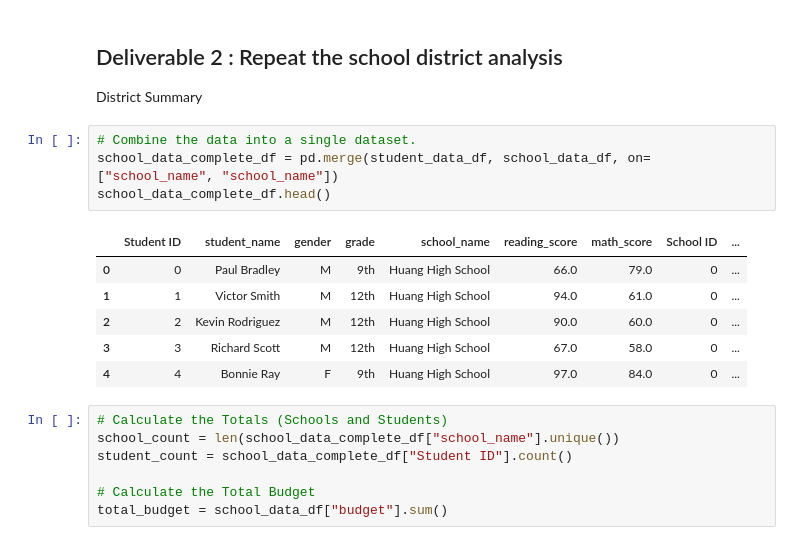
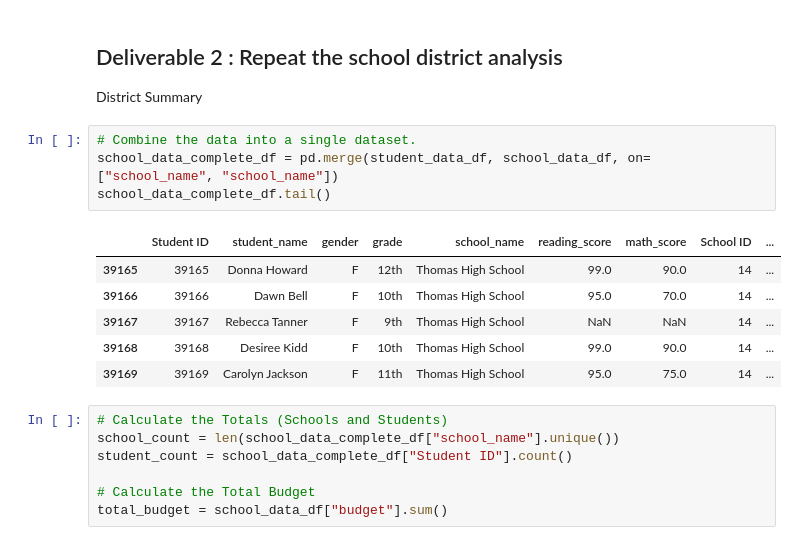
Before and after one commit to gabacaba/School_District_Analysis, a Jupyter notebook: PyCitySchools_Challenge.ipynb, the cells around one changed output. Cells and saved outputs as stored; diff of their text form.

```diff
--- a/PyCitySchools_Challenge.ipynb
+++ b/PyCitySchools_Challenge.ipynb
@@ -86,14 +86,14 @@ District Summary
 # %%
 # Combine the data into a single dataset.
 school_data_complete_df = pd.merge(student_data_df, school_data_df, on=["school_name", "school_name"])
-school_data_complete_df.head()
+school_data_complete_df.tail()
 # %% [output]
 |  | Student ID | student_name | gender | grade | school_name | reading_score | math_score | School ID | ... |
-| 0 | 0 | Paul Bradley | M | 9th | Huang High School | 66.0 | 79.0 | 0 | ... |
-| 1 | 1 | Victor Smith | M | 12th | Huang High School | 94.0 | 61.0 | 0 | ... |
-| 2 | 2 | Kevin Rodriguez | M | 12th | Huang High School | 90.0 | 60.0 | 0 | ... |
-| 3 | 3 | Richard Scott | M | 12th | Huang High School | 67.0 | 58.0 | 0 | ... |
-| 4 | 4 | Bonnie Ray | F | 9th | Huang High School | 97.0 | 84.0 | 0 | ... |
+| 39165 | 39165 | Donna Howard | F | 12th | Thomas High School | 99.0 | 90.0 | 14 | ... |
+| 39166 | 39166 | Dawn Bell | F | 10th | Thomas High School | 95.0 | 70.0 | 14 | ... |
+| 39167 | 39167 | Rebecca Tanner | F | 9th | Thomas High School | NaN | NaN | 14 | ... |
+| 39168 | 39168 | Desiree Kidd | F | 10th | Thomas High School | 99.0 | 90.0 | 14 | ... |
+| 39169 | 39169 | Carolyn Jackson | F | 11th | Thomas High School | 95.0 | 75.0 | 14 | ... |
 # %%
 # Calculate the Totals (Schools and Students)
 school_count = len(school_data_complete_df["school_name"].unique())
```
Also changed, not shown: parts of 1 cell of this notebook, 19 other files.
